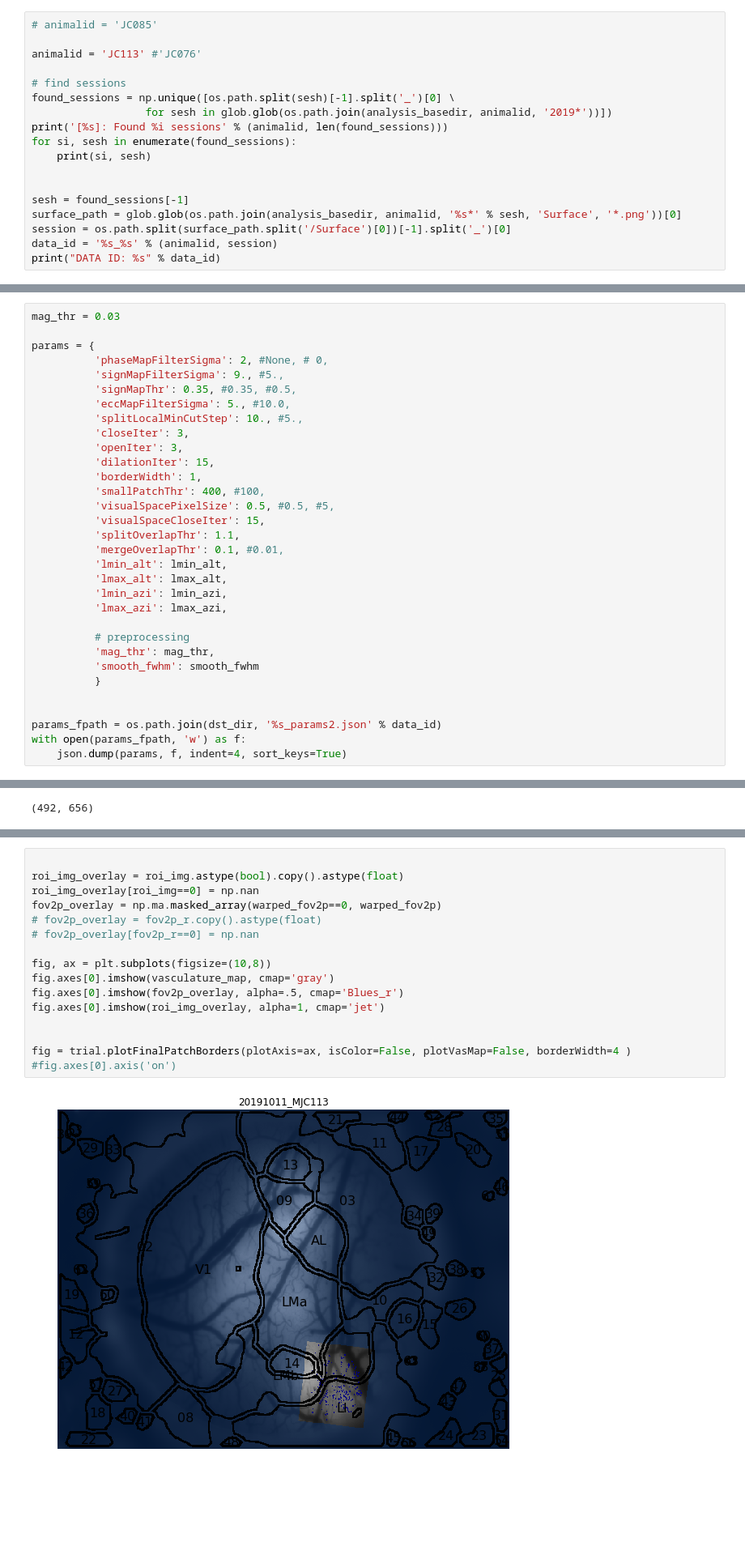
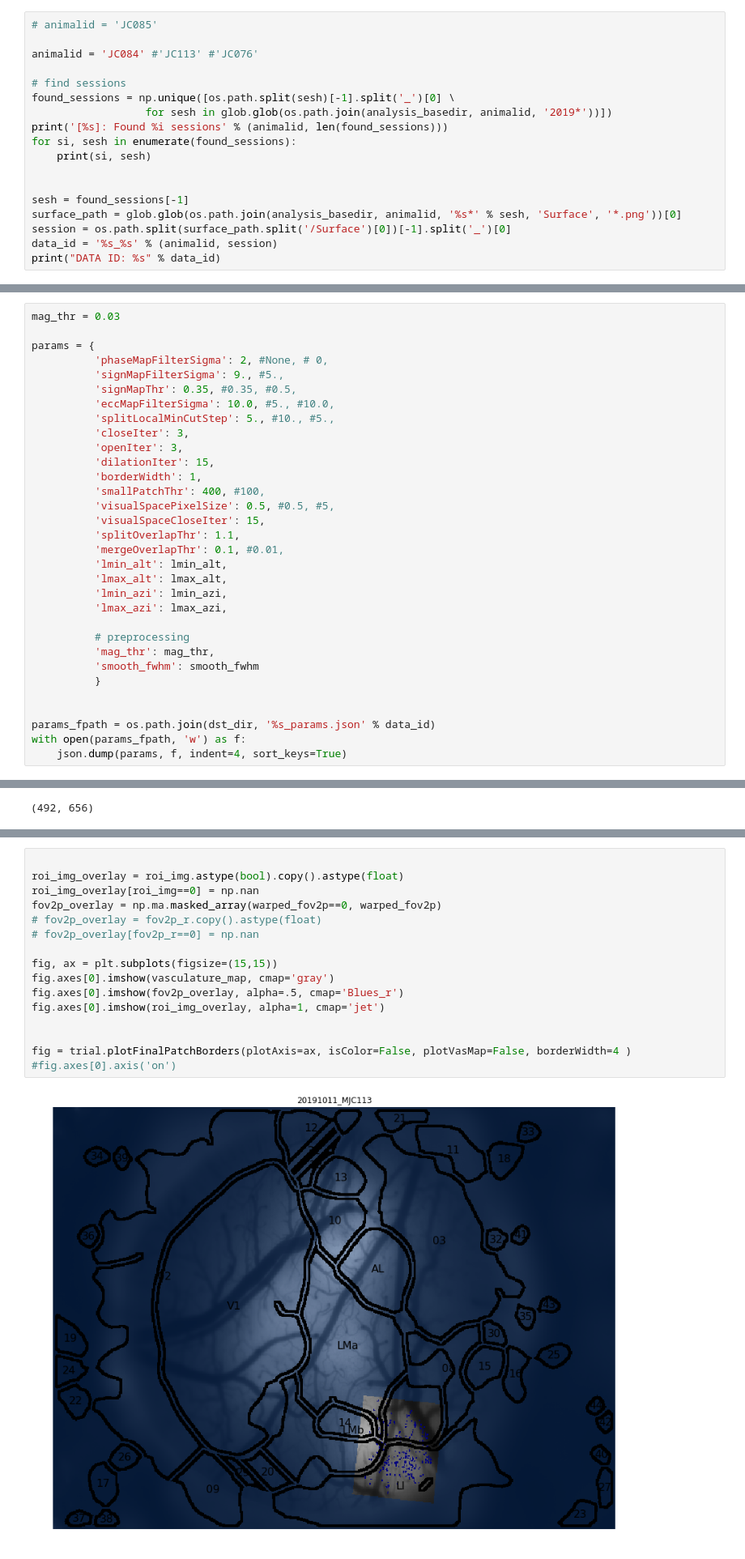
Before and after one commit to julianarhee/retinotopic_mapping, a Jupyter notebook: retinotopic_mapping/examples/signmap_analysis/retinotopic_mapping_test.ipynb, the cells around one changed output, grey strips where cells are left out. Shown at 81% size. Drawn from its saved outputs; the diff is of its cells as text; blank space fills up the shorter version.

Commit message:
test on another animal

```diff
--- a/retinotopic_mapping/examples/signmap_analysis/retinotopic_mapping_test.ipynb
+++ b/retinotopic_mapping/examples/signmap_analysis/retinotopic_mapping_test.ipynb
@@ -129,7 +129,7 @@ analysis_subdirs = 'Analyses/timecourse/not_motion_corrected/excludeEdges_averag
 # %%
 # animalid = 'JC085'
 
-animalid = 'JC113' #'JC076'
+animalid = 'JC084' #'JC113' #'JC076'
 
 # find sessions
 found_sessions = np.unique([os.path.split(sesh)[-1].split('_')[0] \
@@ -553,8 +561,8 @@ params = {
           'phaseMapFilterSigma': 2, #None, # 0,
           'signMapFilterSigma': 9., #5.,
           'signMapThr': 0.35, #0.35, #0.5,
-          'eccMapFilterSigma': 5., #10.0,
-          'splitLocalMinCutStep': 10., #5.,
+          'eccMapFilterSigma': 10.0, #5., #10.0,
+          'splitLocalMinCutStep': 5., #10., #5.,
           'closeIter': 3,
           'openIter': 3,
           'dilationIter': 15,
@@ -575,7 +583,7 @@ params = {
           }
 
 
-params_fpath = os.path.join(dst_dir, '%s_params2.json' % data_id)
+params_fpath = os.path.join(dst_dir, '%s_params.json' % data_id)
 with open(params_fpath, 'w') as f:
     json.dump(params, f, indent=4, sort_keys=True)
 # %%
@@ -891,21 +896,21 @@ warped_fov2p = coreg['zproj'].warped.copy()
 # %%
 
 roi_img_overlay = roi_img.astype(bool).copy().astype(float)
 roi_img_overlay[roi_img==0] = np.nan
 fov2p_overlay = np.ma.masked_array(warped_fov2p==0, warped_fov2p)
 # fov2p_overlay = fov2p_r.copy().astype(float)
 # fov2p_overlay[fov2p_r==0] = np.nan
 
-fig, ax = plt.subplots(figsize=(10,8))
+fig, ax = plt.subplots(figsize=(15,15))
 fig.axes[0].imshow(vasculature_map, cmap='gray')
 fig.axes[0].imshow(fov2p_overlay, alpha=.5, cmap='Blues_r')
 fig.axes[0].imshow(roi_img_overlay, alpha=1, cmap='jet')
 
 
 fig = trial.plotFinalPatchBorders(plotAxis=ax, isColor=False, plotVasMap=False, borderWidth=4 )
 #fig.axes[0].axis('on')
 # %% [output]
-[figure, old version]
+[figure, new version]
 # %%
 patches = {}
 for area_label, area_patch in trial.finalPatchesMarked.items():
```
Also changed, not shown: parts of 17 cells of this notebook.
